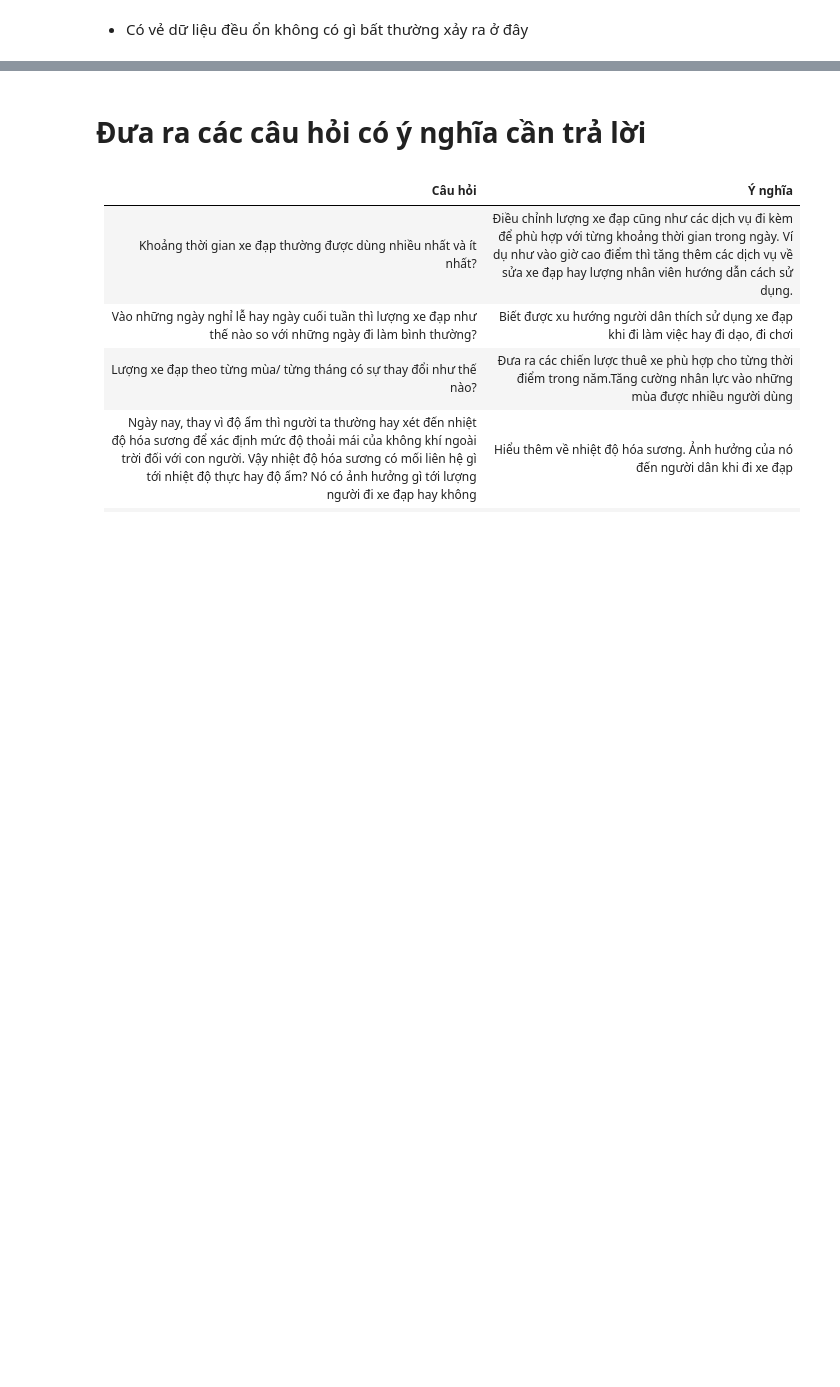
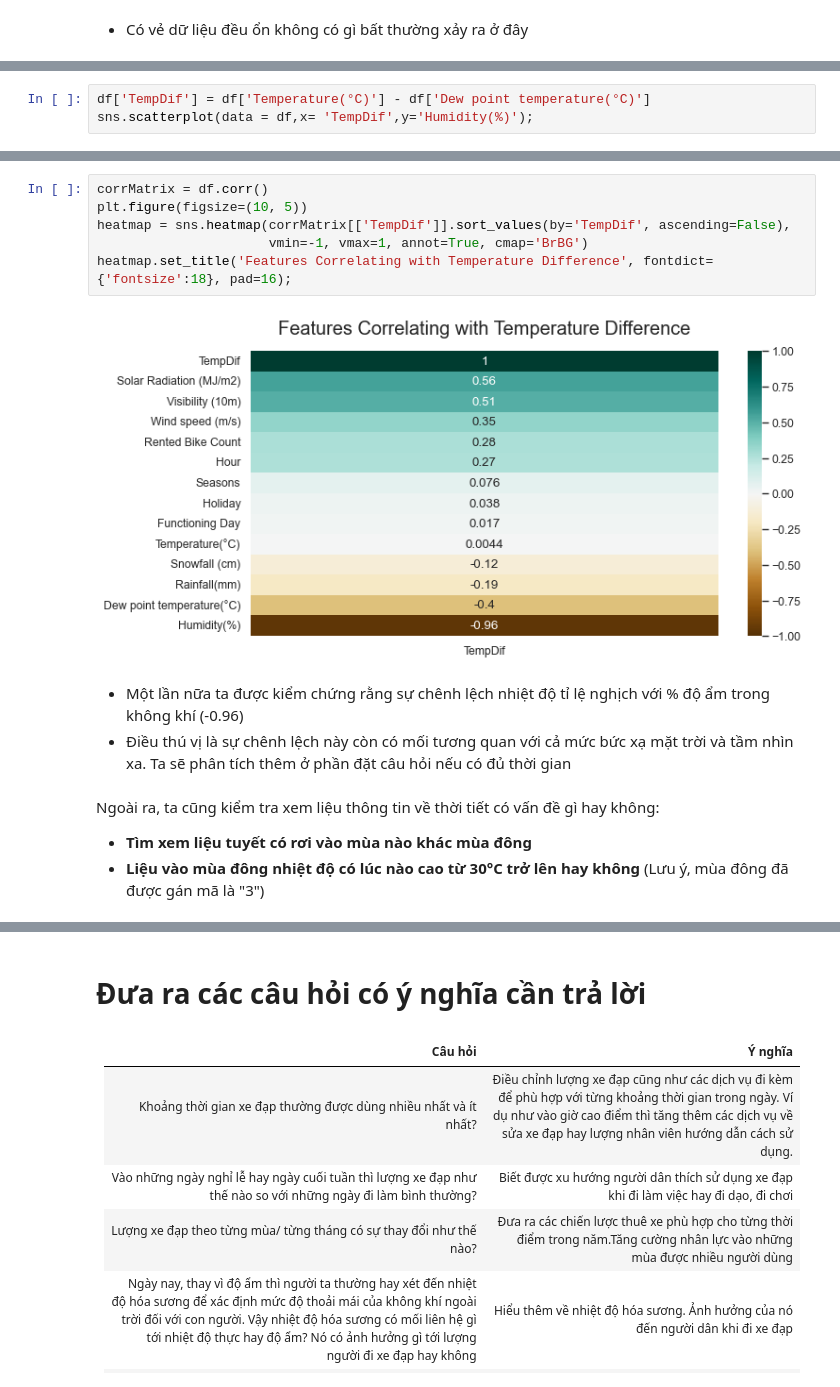
Before and after one commit to duylocky2k1/P4DS-CQ19-FinalProject, a Jupyter notebook: Final.ipynb, the cells around one changed output, grey strips where cells are left out. Cells and saved outputs as stored; diff of their text form; blank space fills up the shorter version.

```diff
--- a/Final.ipynb
+++ b/Final.ipynb
@@ -339,0 +354,3 @@ Date_df.T.head(10)
+# %%
+df['TempDif'] = df['Temperature(°C)'] - df['Dew point temperature(°C)']
+sns.scatterplot(data = df,x= 'TempDif',y='Humidity(%)');
@@ -339,0 +362,16 @@ Date_df.T.head(10)
+# %%
+corrMatrix = df.corr()
+plt.figure(figsize=(10, 5))
+heatmap = sns.heatmap(corrMatrix[['TempDif']].sort_values(by='TempDif', ascending=False),
+                      vmin=-1, vmax=1, annot=True, cmap='BrBG')
+heatmap.set_title('Features Correlating with Temperature Difference', fontdict={'fontsize':18}, pad=16);
+# %% [output]
+[figure, added]
+# %% [markdown]
+- Một lần nữa ta được kiểm chứng rằng sự chênh lệch nhiệt độ tỉ lệ nghịch với % độ ẩm trong không khí (-0.96)
+- Điều thú vị là sự chênh lệch này còn có mối tương quan với cả mức bức xạ mặt trời và tầm nhìn xa. Ta sẽ phân tích thêm ở phần đặt câu hỏi nếu có đủ thời gian
+# %% [markdown]
+Ngoài ra, ta cũng kiểm tra xem liệu thông tin về thời tiết có vấn đề gì hay không:
+- **Tìm xem liệu tuyết có rơi vào mùa nào khác mùa đông**
+- **Liệu vào mùa đông nhiệt độ có lúc nào cao từ 30°C trở lên hay không**
+(Lưu ý, mùa đông đã được gán mã là "3")
```
Also changed, not shown: parts of 64 cells of this notebook.
